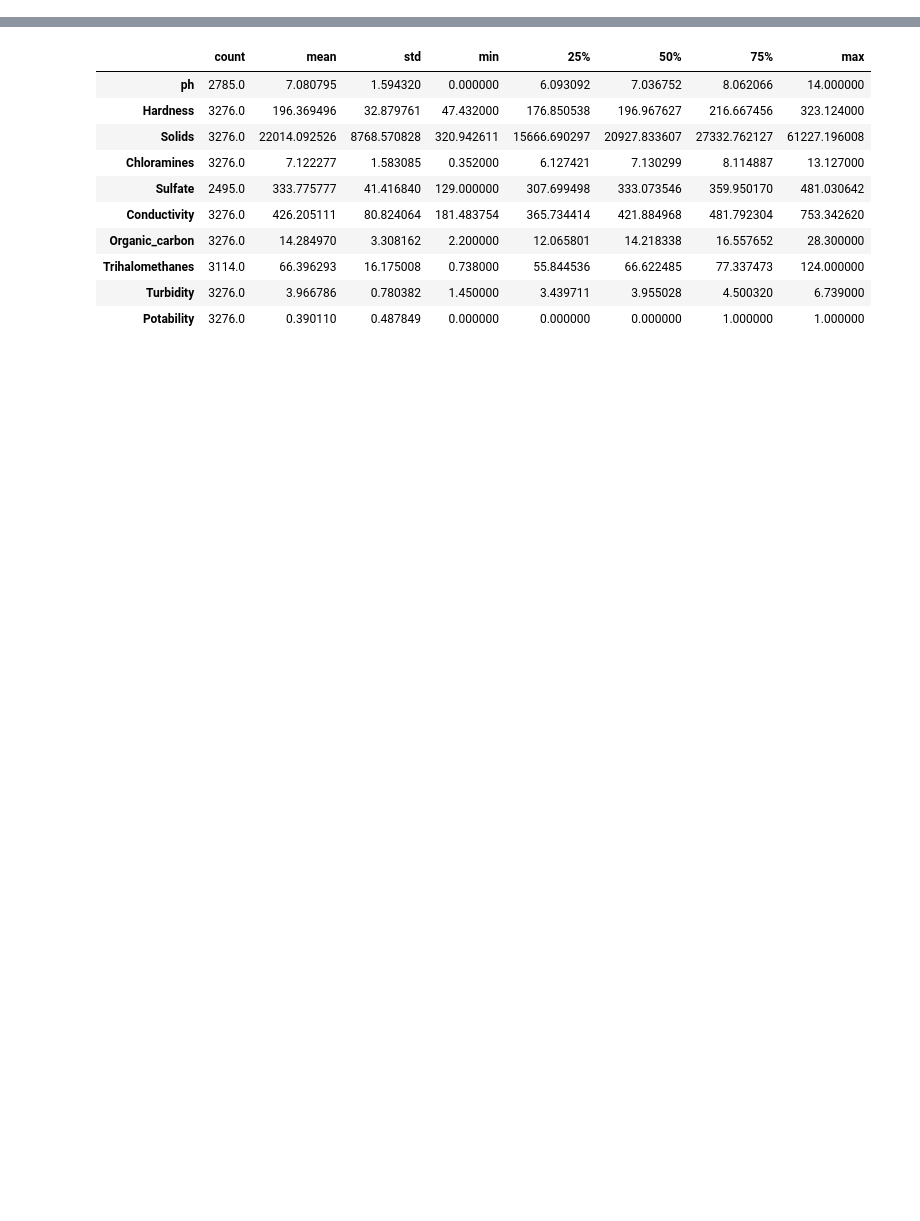
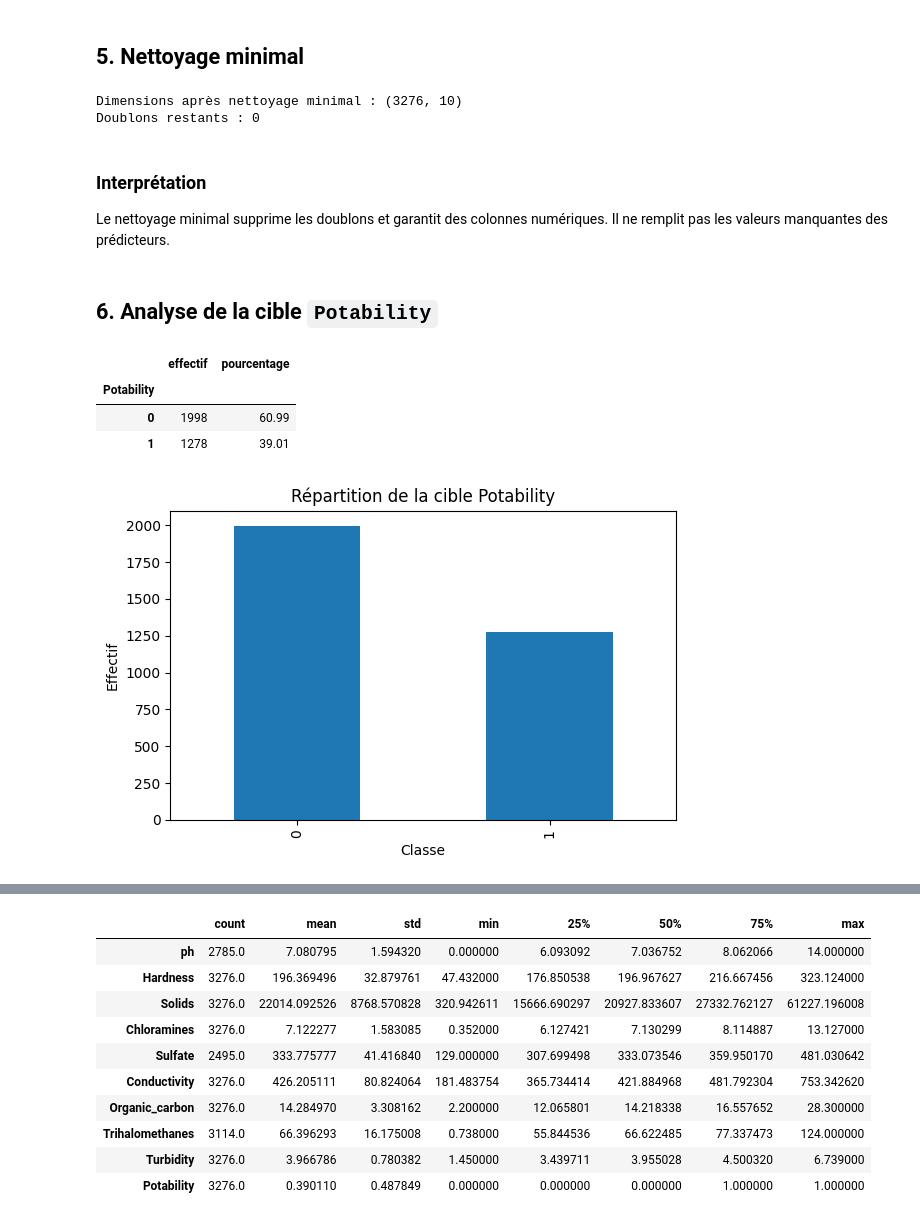
Before and after one commit to iliass2/desal2, a Jupyter notebook: notebooks/01_exploration_potabilite.ipynb, the cells around one changed output, grey strips where cells are left out. Saved outputs shown, nothing was run; the diff lists cells and outputs as text; code cells hidden in the pictures; blank space fills up the shorter version.

```diff
--- a/notebooks/01_exploration_potabilite.ipynb
+++ b/notebooks/01_exploration_potabilite.ipynb
@@ -100,0 +138,32 @@ counts.plot.bar(figsize=(6,4),title="Répartition Potability"); plt.show()
+# %% [markdown]
+## 5. Nettoyage minimal
+# %%
+df = basic_cleaning(df_raw, target="Potability")
+print("Dimensions après nettoyage minimal :", df.shape)
+print("Doublons restants :", df.duplicated().sum())
+# %% [output]
+Dimensions après nettoyage minimal : (3276, 10)
+Doublons restants : 0
+# %% [markdown]
+### Interprétation
+
+Le nettoyage minimal supprime les doublons et garantit des colonnes numériques. Il ne remplit pas les valeurs manquantes des prédicteurs.
+# %% [markdown]
+## 6. Analyse de la cible `Potability`
+# %%
+counts = df["Potability"].value_counts().sort_index()
+percentages = (100 * df["Potability"].value_counts(normalize=True).sort_index()).round(2)
+class_table = pd.DataFrame({"effectif": counts, "pourcentage": percentages})
+display(class_table)
+
+ax = counts.plot.bar(figsize=(6, 4), title="Répartition de la cible Potability")
+ax.set_xlabel("Classe")
+ax.set_ylabel("Effectif")
+plt.tight_layout()
+plt.show()
+# %% [output]
+|  | effectif | pourcentage |
+| Potability |  |  |
+| 0 | 1998 | 60.99 |
+| 1 | 1278 | 39.01 |
+[figure, added]
```
Also changed, not shown: parts of 52 cells of this notebook, 11 other files.
